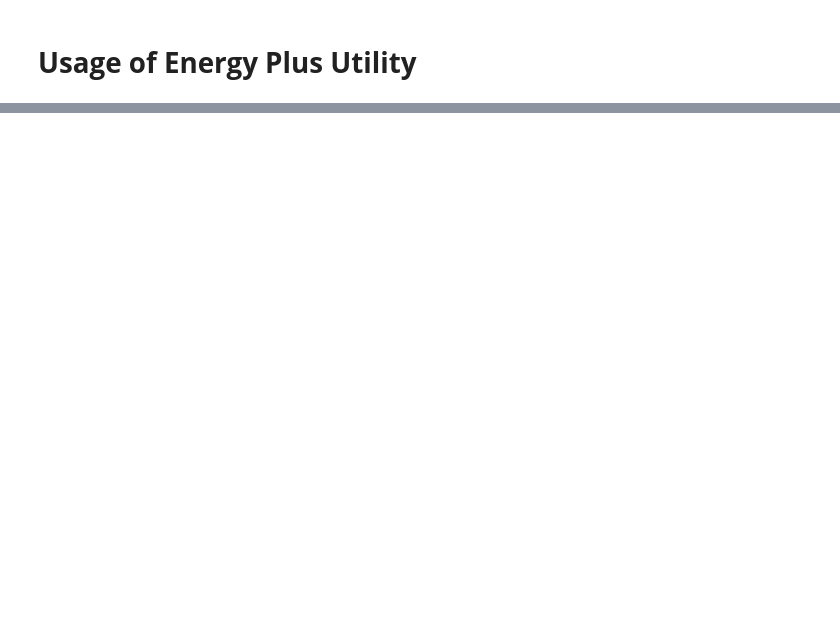
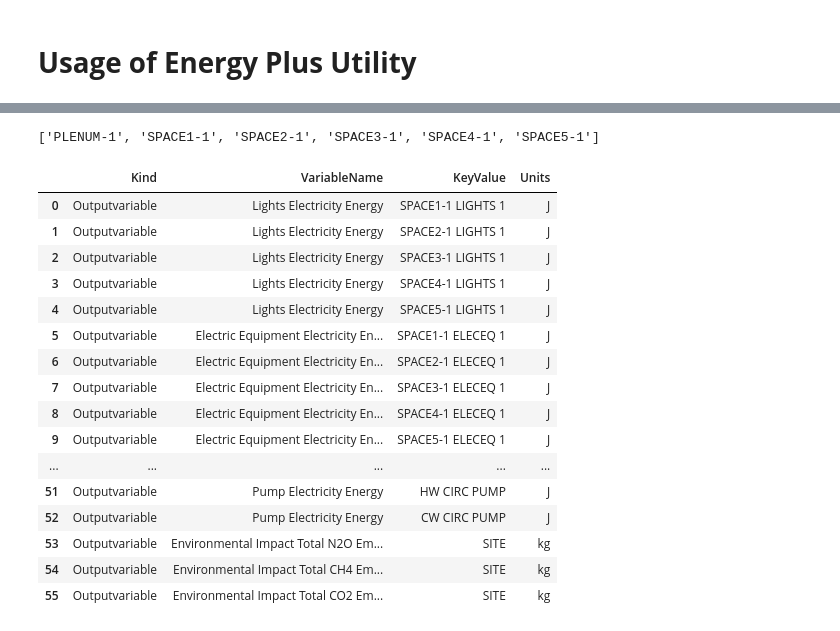
Before and after one commit to janithcyapa/Decentralized-HVAC-Control-System, a Jupyter notebook: energy-plus-utility.ipynb, the cells around one changed output, grey strips where cells are left out. Saved outputs shown, nothing was run; the diff lists cells and outputs as text; code cells hidden in the pictures; blank space fills up the shorter version.

```diff
--- a/energy-plus-utility.ipynb
+++ b/energy-plus-utility.ipynb
@@ -26,5 +72,7 @@ EPLUS_DIR = "/root/EnergyPlus"
 OUT_DIR = "/content/eplus_out"
 
 # Define the Simulation Model
-idf = f"{EPLUS_DIR}/ExampleFiles/5ZoneAirCooled.idf"
-epw = f"{EPLUS_DIR}/WeatherData/USA_CA_San.Francisco.Intl.AP.724940_TMY3.epw"
+IDF = f"{EPLUS_DIR}/ExampleFiles/5ZoneAirCooled.idf"
+# IDF = f"{EPLUS_DIR}/ExampleFiles/2ZoneDataCenterHVAC_wEconomizer.idf"
+# Select Weather Data
+EPW = f"{EPLUS_DIR}/WeatherData/USA_CA_San.Francisco.Intl.AP.724940_TMY3.epw"
@@ -78,0 +79,8 @@ print(EPLUS,EPLUS_ROOT )
+# %%
+# Create utility instance and set simulation model
+util = EPlusUtil(verbose=1, out_dir = OUT_DIR)
+# Reset and set model
+util.delete_out_dir()
+util.set_model(idf = IDF, epw = EPW,outdoor_co2_ppm=400.0, per_person_m3ps_per_W=3.82e-08)
+util.ensure_output_sqlite()
+util.enable_runtime_logging()
@@ -78,0 +186,24 @@ print(EPLUS,EPLUS_ROOT )
+# %%
+util.list_zone_names()
+# %% [output]
+['PLENUM-1', 'SPACE1-1', 'SPACE2-1', 'SPACE3-1', 'SPACE4-1', 'SPACE5-1']
+# %%
+util.list_available_variables()
+# %% [output]
+|  | Kind | VariableName | KeyValue | Units |
+| 0 | Outputvariable | Lights Electricity Energy | SPACE1-1 LIGHTS 1 | J |
+| 1 | Outputvariable | Lights Electricity Energy | SPACE2-1 LIGHTS 1 | J |
+| 2 | Outputvariable | Lights Electricity Energy | SPACE3-1 LIGHTS 1 | J |
+| 3 | Outputvariable | Lights Electricity Energy | SPACE4-1 LIGHTS 1 | J |
+| 4 | Outputvariable | Lights Electricity Energy | SPACE5-1 LIGHTS 1 | J |
+| 5 | Outputvariable | Electric Equipment Electricity En... | SPACE1-1 ELECEQ 1 | J |
+| 6 | Outputvariable | Electric Equipment Electricity En... | SPACE2-1 ELECEQ 1 | J |
+| 7 | Outputvariable | Electric Equipment Electricity En... | SPACE3-1 ELECEQ 1 | J |
+| 8 | Outputvariable | Electric Equipment Electricity En... | SPACE4-1 ELECEQ 1 | J |
+| 9 | Outputvariable | Electric Equipment Electricity En... | SPACE5-1 ELECEQ 1 | J |
+| ... | ... | ... | ... | ... |
+| 51 | Outputvariable | Pump Electricity Energy | HW CIRC PUMP | J |
+| 52 | Outputvariable | Pump Electricity Energy | CW CIRC PUMP | J |
+| 53 | Outputvariable | Environmental Impact Total N2O Em... | SITE | kg |
+| 54 | Outputvariable | Environmental Impact Total CH4 Em... | SITE | kg |
+| 55 | Outputvariable | Environmental Impact Total CO2 Em... | SITE | kg |
```
Also changed, not shown: parts of 18 cells of this notebook.
